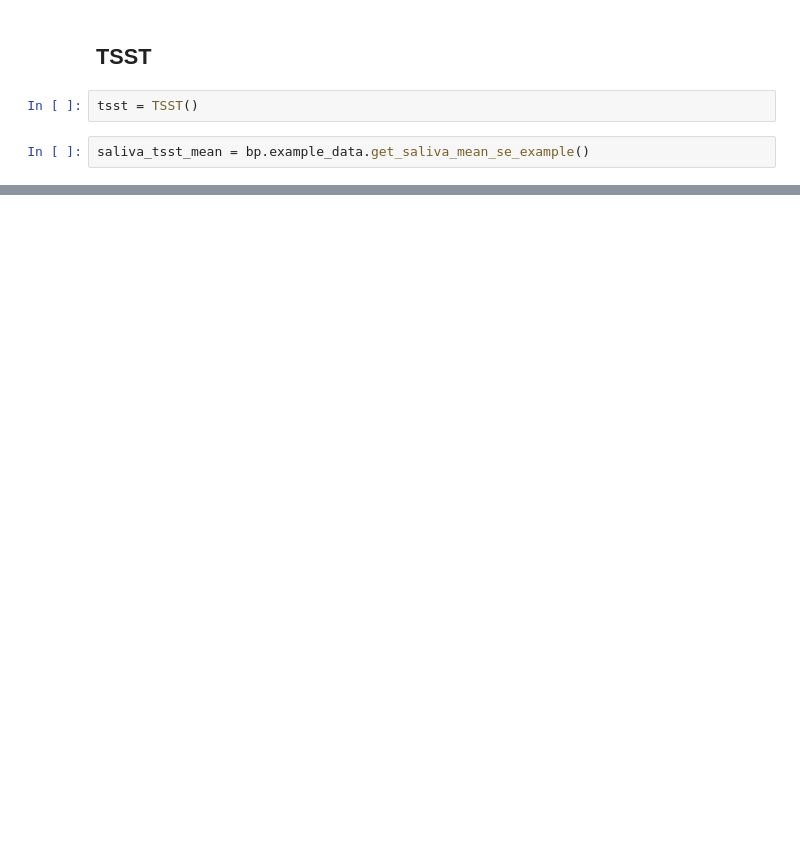
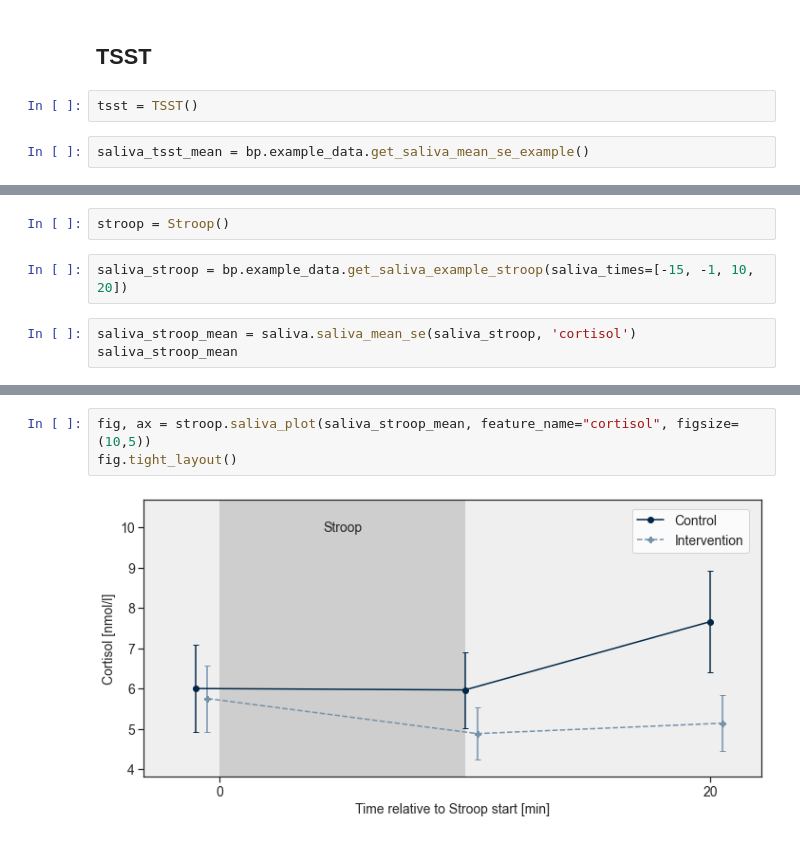
Before and after one commit to mad-lab-fau/BioPsyKit, a Jupyter notebook: examples/MIST_TSST_Plot_Example.ipynb, the cells around one changed output, grey strips where cells are left out. Drawn from its saved outputs; the diff is of its cells as text; blank space fills up the shorter version.

Commit message:
created class stroop.py

```diff
--- a/examples/MIST_TSST_Plot_Example.ipynb
+++ b/examples/MIST_TSST_Plot_Example.ipynb
@@ -50,0 +92,7 @@ fig.tight_layout()
+# %%
+stroop = Stroop()
+# %%
+saliva_stroop = bp.example_data.get_saliva_example_stroop(saliva_times=[-15, -1, 10, 20])
+# %%
+saliva_stroop_mean = saliva.saliva_mean_se(saliva_stroop, 'cortisol')
+saliva_stroop_mean
@@ -50,0 +108,5 @@ fig.tight_layout()
+# %%
+fig, ax = stroop.saliva_plot(saliva_stroop_mean, feature_name="cortisol", figsize=(10,5))
+fig.tight_layout()
+# %% [output]
+[figure, added]
```
Also changed, not shown: parts of 9 cells of this notebook, 12 other files.
